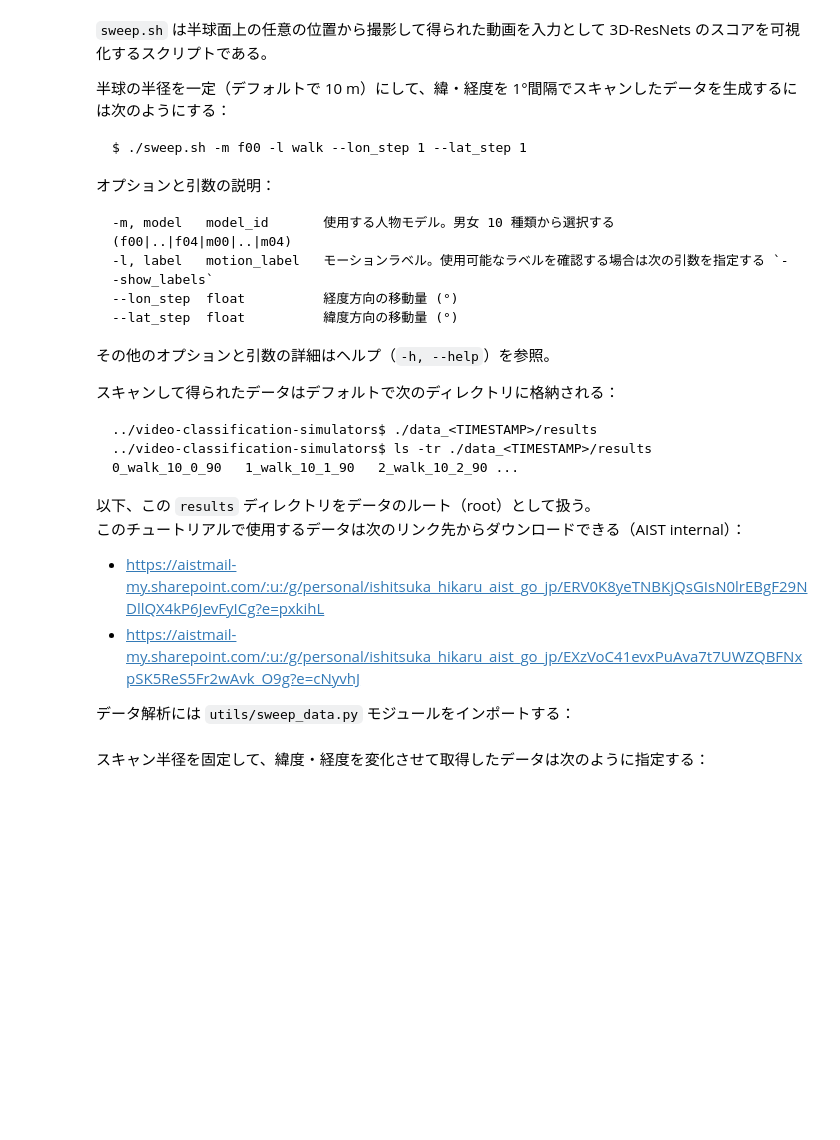
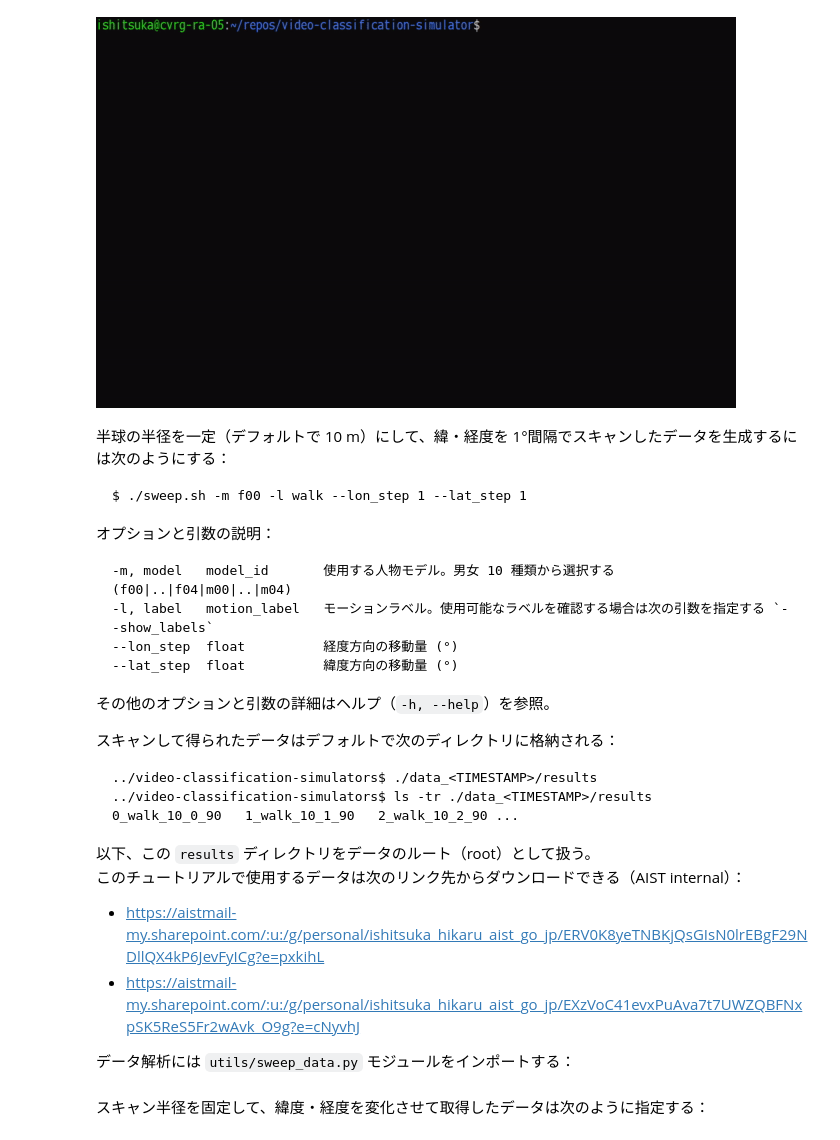
Before and after one commit to ishitsuka-hikaru/video-classification-simulator, a Jupyter notebook: tutorial/sweep_data_analysis.ipynb, the cells around one changed output. Drawn from its saved outputs; the diff is of its cells as text; code cells hidden in the pictures; blank space fills up the shorter version.

Commit message:
Modify tutorial image link

```diff
--- a/tutorial/sweep_data_analysis.ipynb
+++ b/tutorial/sweep_data_analysis.ipynb
@@ -5,6 +5,10 @@
+# %%
+from IPython.display import Image, display
+with open('../imgs/demo_sweep.gif', 'rb') as f:
+    display(Image(f.read()))
+# %% [output]
+[figure, added]
 # %% [markdown]
-`sweep.sh` は半球面上の任意の位置から撮影して得られた動画を入力として 3D-ResNets のスコアを可視化するスクリプトである。
-
 半球の半径を一定（デフォルトで 10 m）にして、緯・経度を 1°間隔でスキャンしたデータを生成するには次のようにする：
 
     $ ./sweep.sh -m f00 -l walk --lon_step 1 --lat_step 1
```
Also changed, not shown: parts of 2 cells of this notebook.
